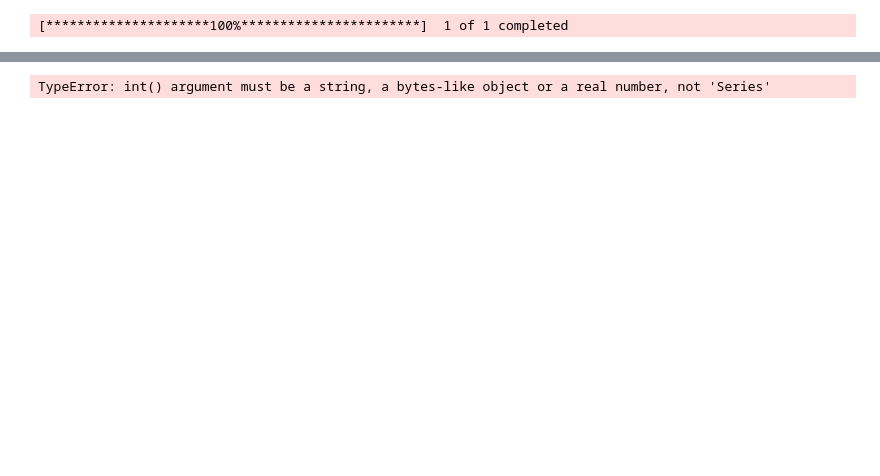
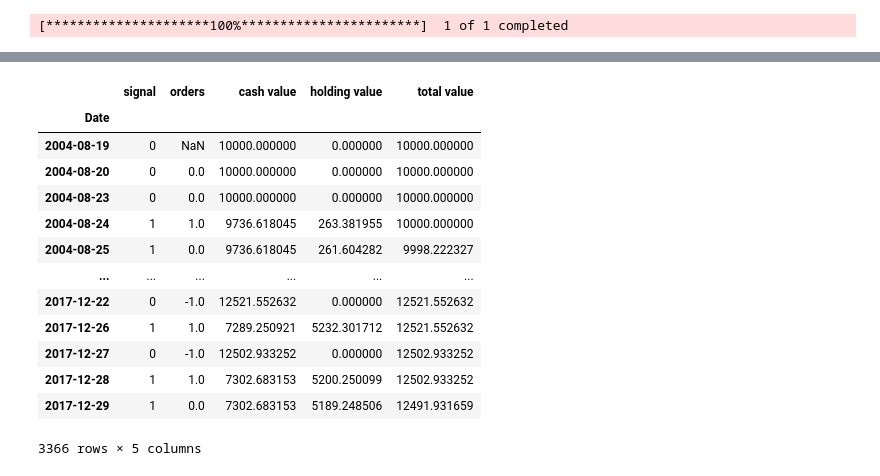
Before and after one commit to damiansl24/FINM-25000, a Jupyter notebook: lect-1/quiz1.ipynb, the cells around one changed output, grey strips where cells are left out. Cells and saved outputs as stored; diff of their text form; code cells hidden in the pictures; blank space fills up the shorter version.

```diff
--- a/lect-1/quiz1.ipynb
+++ b/lect-1/quiz1.ipynb
@@ -38,4 +51,6 @@ Name: 2004-08-19 00:00:00, dtype: float64
 # %%
+# 7
+
 # start with initial capital of $10,000
 # display holding value, total value, cash value.
 # these functions calculate change in each value. The main function should calculate change in shares
@@ -48,21 +63,27 @@ def cash_value(initial: int, order: int, date: pd.Timestamp, ticker_price: pd.Da
     '''
     Calculates the cash value of the portfolio for the day.
     '''
+    if order == 0:
+        return initial
 
     dayta = ticker_price.loc[date]
-    day_price = typ_price(dayta['Close'], dayta['Low'], dayta['High'])
+    day_price = typ_price(dayta['Close', 'GOOG'], dayta['Low', 'GOOG'], dayta['High', 'GOOG'])
+    if order == -1:
+        return initial + (day_price * 100)
+    elif order == 1:
+        return initial - (day_price * 100)
 
-    return initial - day_price * order
 
-def holding_value(shares: int, order: int, date: Date, ticker_price: pd.DataFrame) -> int:
+def holding_value(signal: int, date: pd.Timestamp, ticker_price: pd.DataFrame) -> int:
     '''
     Calculates holding value of the portfolio
     '''
-
-    dayta = ticker_price.loc[date]
-    day_price = typ_price(dayta['Close'], dayta['Low'], dayta['High'])
-
-    return shares * day_price
+    if signal == 0:
+        return 0
+    else:
+        dayta = ticker_price.loc[date]
+        day_price = typ_price(dayta['Close', 'GOOG'], dayta['Low', 'GOOG'], dayta['High', 'GOOG'])
+        return 100 * day_price
 
 def total_value(cash_value: int, holding_value: int) -> int:
     '''
@@ -73,19 +94,16 @@ def total_value(cash_value: int, holding_value: int) -> int:
 # %%
 # main function: creates 3 lists, which will then be appended to the portfolio dataframe.
 # FIRST: find change in shares owned, then calculate cash val, holding val, and total val.
-
-shares_owned = [0]
 cash_val = [10000]
 holding_v = [0]
 total_val = [10000]
 
-for i, orders in portfolio.iterrows(): # currently, portfolio just has orders.
-    shares_owned.append(shares_owned[len(shares_owned) - 1] + orders)
-    new_cash = cash_value(cash_val[len(cash_val) - 1], orders, i, goog_data)
+for i, orders in signals['orders'][1:].items(): # currently, portfolio just has orders.
+    new_cash = cash_value(cash_val[-1], orders, i, goog_data)
     cash_val.append(new_cash)
-    new_hold = holding_value(shares_owned[len(shares_owned) - 1], orders, i, goog_data)
+
+    new_hold = holding_value(signals['signal'].loc[i], i, goog_data)
     holding_v.append(new_hold)
+
     total_val.append(total_value(new_cash, new_hold))
-# %% [output]
-TypeError: int() argument must be a string, a bytes-like object or a real number, not 'Series'
 # %%
@@ -94,0 +113,17 @@ portfolio['total value'] = total_val[1:]
+# %%
+display(signals)
+# %% [output]
+|  | signal | orders | cash value | holding value | total value |
+| Date |  |  |  |  |  |
+| 2004-08-19 | 0 | NaN | 10000.000000 | 0.000000 | 10000.000000 |
+| 2004-08-20 | 0 | 0.0 | 10000.000000 | 0.000000 | 10000.000000 |
+| 2004-08-23 | 0 | 0.0 | 10000.000000 | 0.000000 | 10000.000000 |
+| 2004-08-24 | 1 | 1.0 | 9736.618045 | 263.381955 | 10000.000000 |
+| 2004-08-25 | 1 | 0.0 | 9736.618045 | 261.604282 | 9998.222327 |
+| ... | ... | ... | ... | ... | ... |
+| 2017-12-22 | 0 | -1.0 | 12521.552632 | 0.000000 | 12521.552632 |
+| 2017-12-26 | 1 | 1.0 | 7289.250921 | 5232.301712 | 12521.552632 |
+| 2017-12-27 | 0 | -1.0 | 12502.933252 | 0.000000 | 12502.933252 |
+| 2017-12-28 | 1 | 1.0 | 7302.683153 | 5200.250099 | 12502.933252 |
+| 2017-12-29 | 1 | 0.0 | 7302.683153 | 5189.248506 | 12491.931659 |
+3366 rows × 5 columns
```
Also changed, not shown: parts of 10 cells of this notebook, 1 other file.
